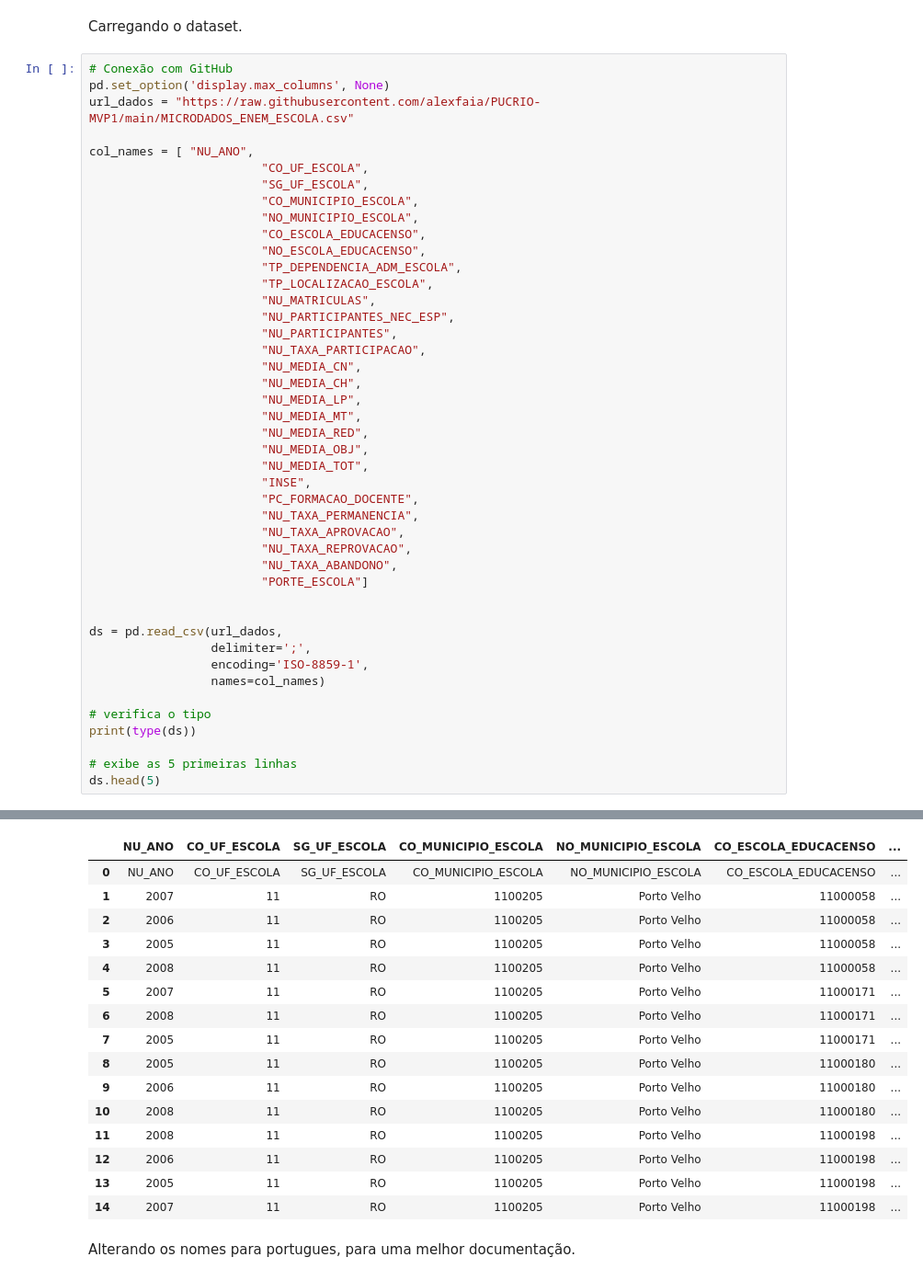
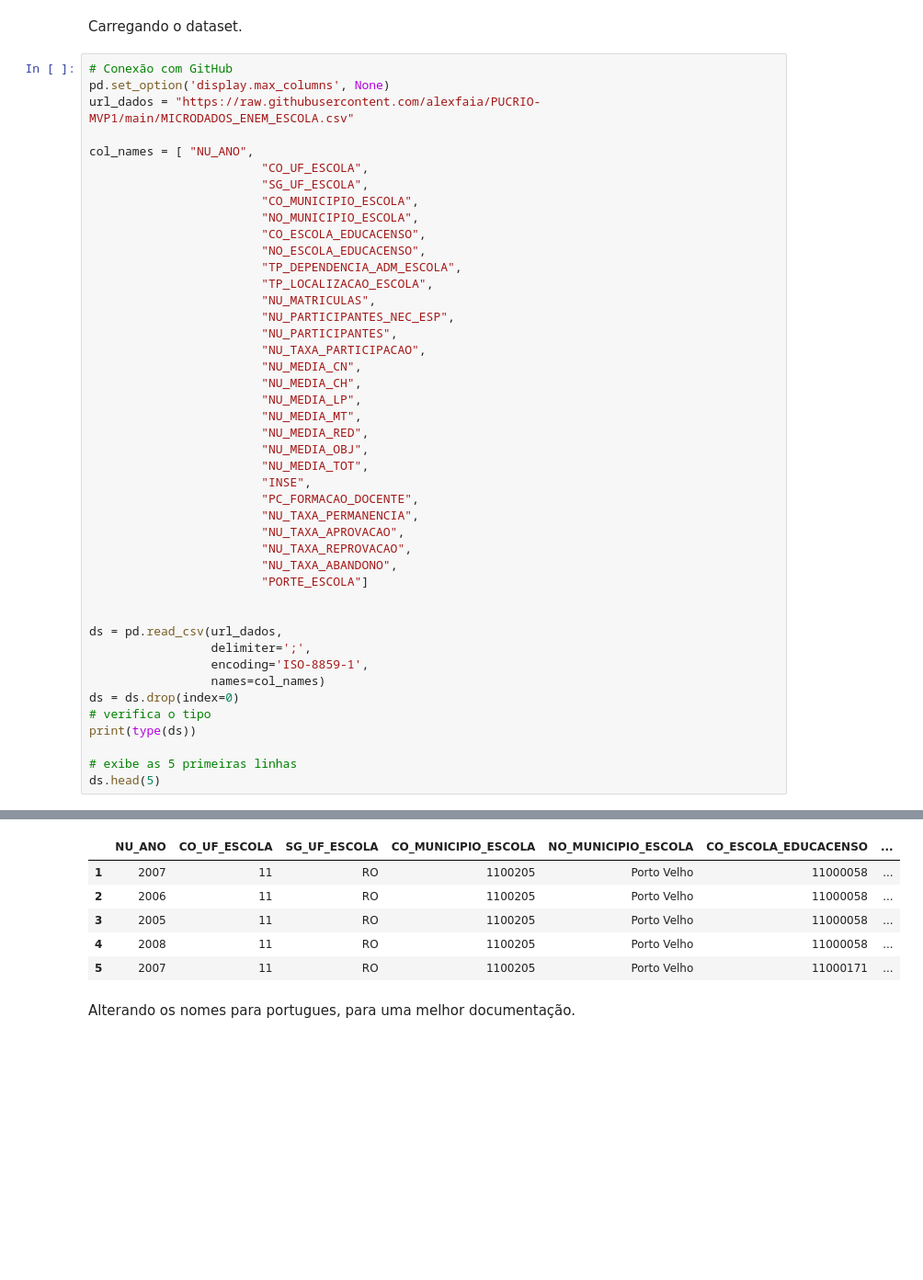
Before and after one commit to alexfaia/PUCRIO-MVP1, a Jupyter notebook: MVP1_alexfaia1.ipynb, the cells around one changed output, grey strips where cells are left out. Shown at 92% size. Saved outputs shown, nothing was run; the diff lists cells and outputs as text; blank space fills up the shorter version.

```diff
--- a/MVP1_alexfaia1.ipynb
+++ b/MVP1_alexfaia1.ipynb
@@ -92,48 +92,38 @@ col_names = [ "NU_ANO",
 					    "NU_PARTICIPANTES",
 					    "NU_TAXA_PARTICIPACAO",
 					    "NU_MEDIA_CN",
 					    "NU_MEDIA_CH",
 					    "NU_MEDIA_LP",
 					    "NU_MEDIA_MT",
 					    "NU_MEDIA_RED",
 					    "NU_MEDIA_OBJ",
 					    "NU_MEDIA_TOT",
 					    "INSE",
 					    "PC_FORMACAO_DOCENTE",
 					    "NU_TAXA_PERMANENCIA",
 					    "NU_TAXA_APROVACAO",
 					    "NU_TAXA_REPROVACAO",
 					    "NU_TAXA_ABANDONO",
 					    "PORTE_ESCOLA"]
 
 
 ds = pd.read_csv(url_dados,
                  delimiter=';',
                  encoding='ISO-8859-1',
                  names=col_names)
-
+ds = ds.drop(index=0)
 # verifica o tipo
 print(type(ds))
 
 # exibe as 5 primeiras linhas
 ds.head(5)
 # %% [output]
 <class 'pandas.core.frame.DataFrame'>
 |  | NU_ANO | CO_UF_ESCOLA | SG_UF_ESCOLA | CO_MUNICIPIO_ESCOLA | NO_MUNICIPIO_ESCOLA | CO_ESCOLA_EDUCACENSO | ... |
-| 0 | NU_ANO | CO_UF_ESCOLA | SG_UF_ESCOLA | CO_MUNICIPIO_ESCOLA | NO_MUNICIPIO_ESCOLA | CO_ESCOLA_EDUCACENSO | ... |
 | 1 | 2007 | 11 | RO | 1100205 | Porto Velho | 11000058 | ... |
 | 2 | 2006 | 11 | RO | 1100205 | Porto Velho | 11000058 | ... |
 | 3 | 2005 | 11 | RO | 1100205 | Porto Velho | 11000058 | ... |
 | 4 | 2008 | 11 | RO | 1100205 | Porto Velho | 11000058 | ... |
 | 5 | 2007 | 11 | RO | 1100205 | Porto Velho | 11000171 | ... |
-| 6 | 2008 | 11 | RO | 1100205 | Porto Velho | 11000171 | ... |
-| 7 | 2005 | 11 | RO | 1100205 | Porto Velho | 11000171 | ... |
-| 8 | 2005 | 11 | RO | 1100205 | Porto Velho | 11000180 | ... |
-| 9 | 2006 | 11 | RO | 1100205 | Porto Velho | 11000180 | ... |
-| 10 | 2008 | 11 | RO | 1100205 | Porto Velho | 11000180 | ... |
-| 11 | 2008 | 11 | RO | 1100205 | Porto Velho | 11000198 | ... |
-| 12 | 2006 | 11 | RO | 1100205 | Porto Velho | 11000198 | ... |
-| 13 | 2005 | 11 | RO | 1100205 | Porto Velho | 11000198 | ... |
-| 14 | 2007 | 11 | RO | 1100205 | Porto Velho | 11000198 | ... |
 # %% [markdown]
 Alterando os nomes para portugues, para uma melhor documentação.
```
Also changed, not shown: parts of 26 cells of this notebook.
